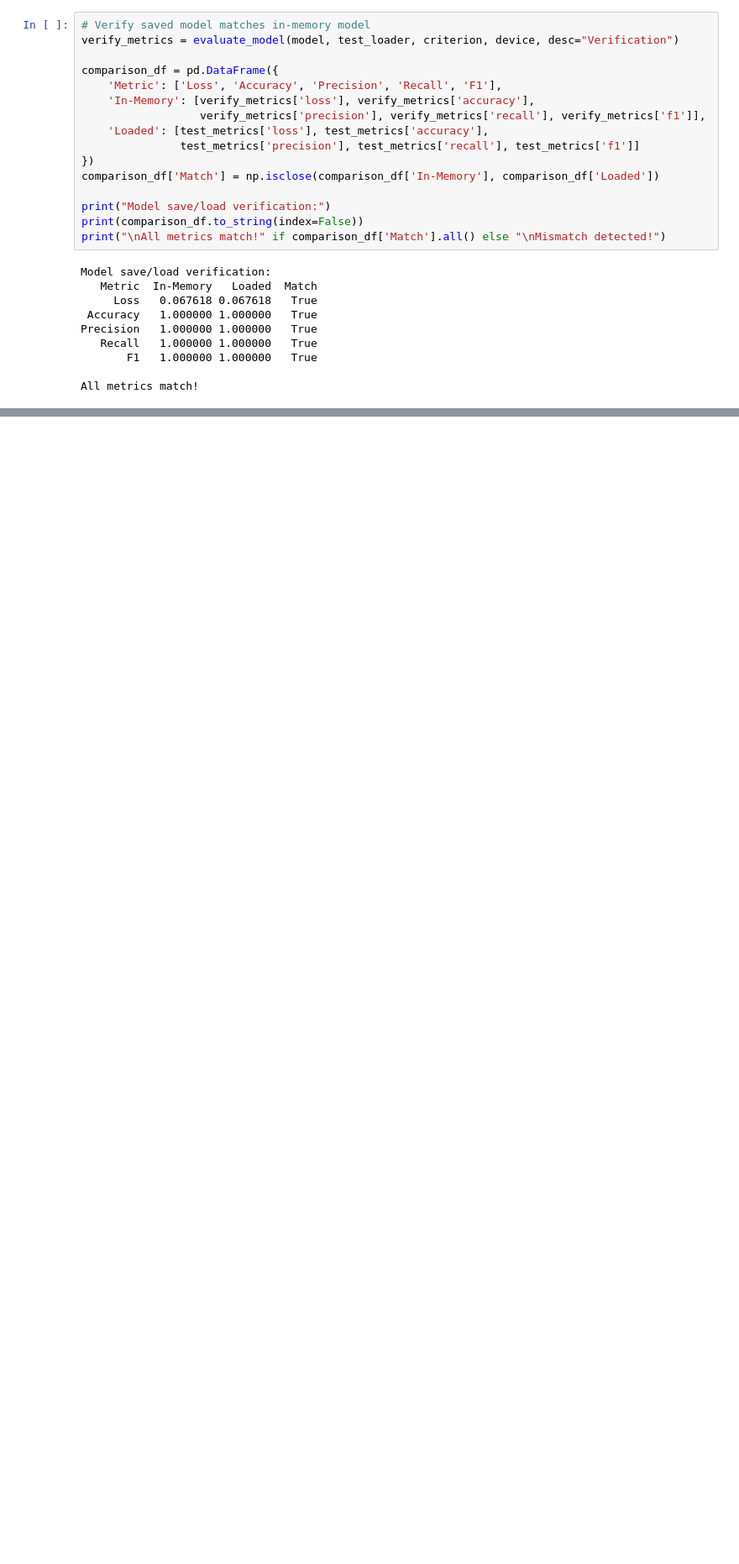
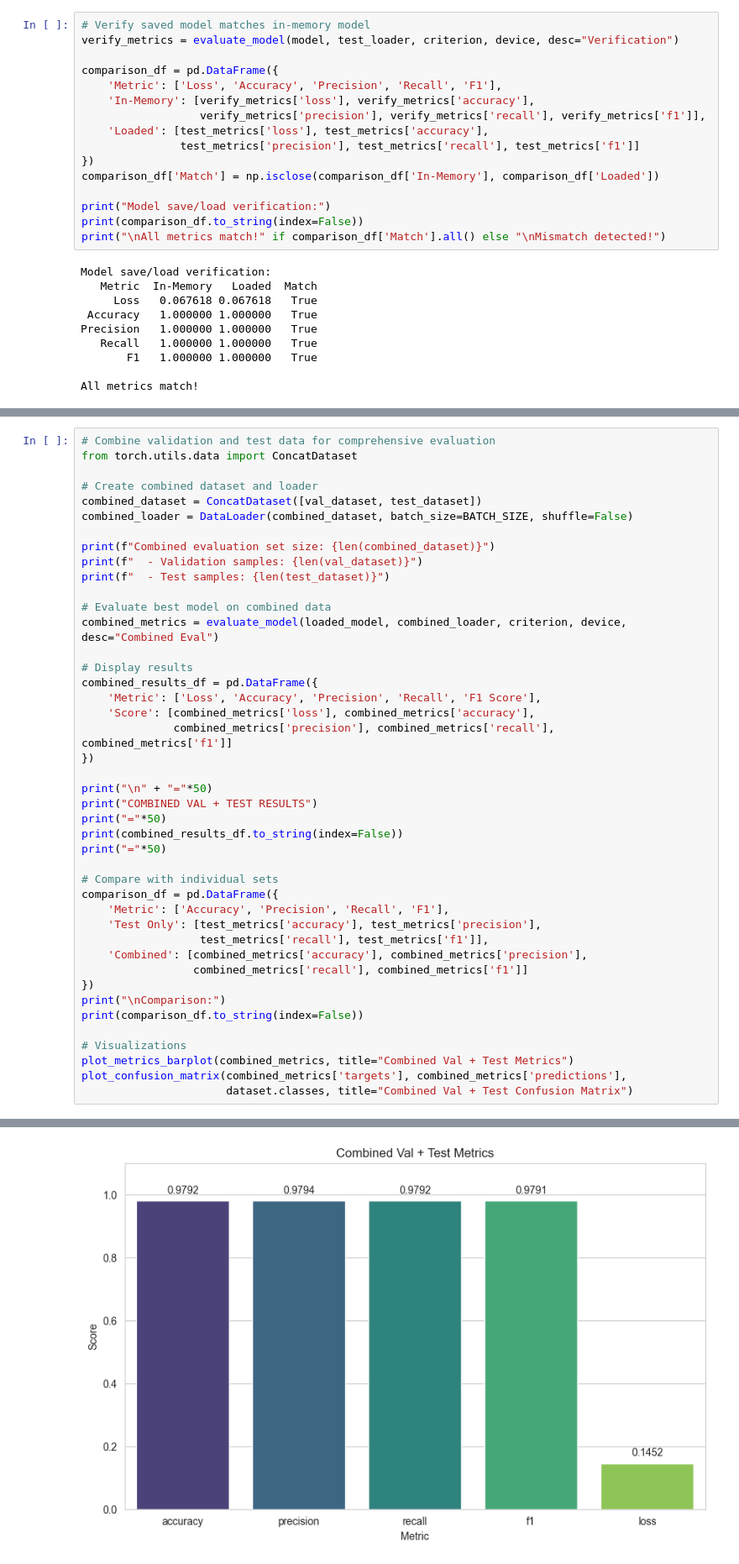
Before and after one commit to HerbyFiitStuba/covid_dataset, a Jupyter notebook: model.ipynb, the cells around one changed output, grey strips where cells are left out. Shown: that part at 84% size. Saved outputs shown, nothing was run; the diff lists cells and outputs as text; blank space fills up the shorter version.

Commit message:
Added combined Evaluation

```diff
--- a/model.ipynb
+++ b/model.ipynb
@@ -818,0 +823,44 @@ All metrics match!
+# %%
+# Combine validation and test data for comprehensive evaluation
+from torch.utils.data import ConcatDataset
+
+# Create combined dataset and loader
+combined_dataset = ConcatDataset([val_dataset, test_dataset])
+combined_loader = DataLoader(combined_dataset, batch_size=BATCH_SIZE, shuffle=False)
+
+print(f"Combined evaluation set size: {len(combined_dataset)}")
+print(f"  - Validation samples: {len(val_dataset)}")
+print(f"  - Test samples: {len(test_dataset)}")
+
+# Evaluate best model on combined data
+combined_metrics = evaluate_model(loaded_model, combined_loader, criterion, device, desc="Combined Eval")
+
+# Display results
+combined_results_df = pd.DataFrame({
+    'Metric': ['Loss', 'Accuracy', 'Precision', 'Recall', 'F1 Score'],
+    'Score': [combined_metrics['loss'], combined_metrics['accuracy'],
+              combined_metrics['precision'], combined_metrics['recall'], combined_metrics['f1']]
+})
+
+print("\n" + "="*50)
+print("COMBINED VAL + TEST RESULTS")
+print("="*50)
+print(combined_results_df.to_string(index=False))
+print("="*50)
+
+# Compare with individual sets
+comparison_df = pd.DataFrame({
+    'Metric': ['Accuracy', 'Precision', 'Recall', 'F1'],
+    'Test Only': [test_metrics['accuracy'], test_metrics['precision'],
+                  test_metrics['recall'], test_metrics['f1']],
+    'Combined': [combined_metrics['accuracy'], combined_metrics['precision'],
+                 combined_metrics['recall'], combined_metrics['f1']]
+})
+print("\nComparison:")
+print(comparison_df.to_string(index=False))
+
+# Visualizations
+plot_metrics_barplot(combined_metrics, title="Combined Val + Test Metrics")
+plot_confusion_matrix(combined_metrics['targets'], combined_metrics['predictions'],
+                      dataset.classes, title="Combined Val + Test Confusion Matrix")
+# %% [output]
@@ -818,0 +887 @@ All metrics match!
+[figure, added]
```
Also changed, not shown: parts of 2 cells of this notebook.
